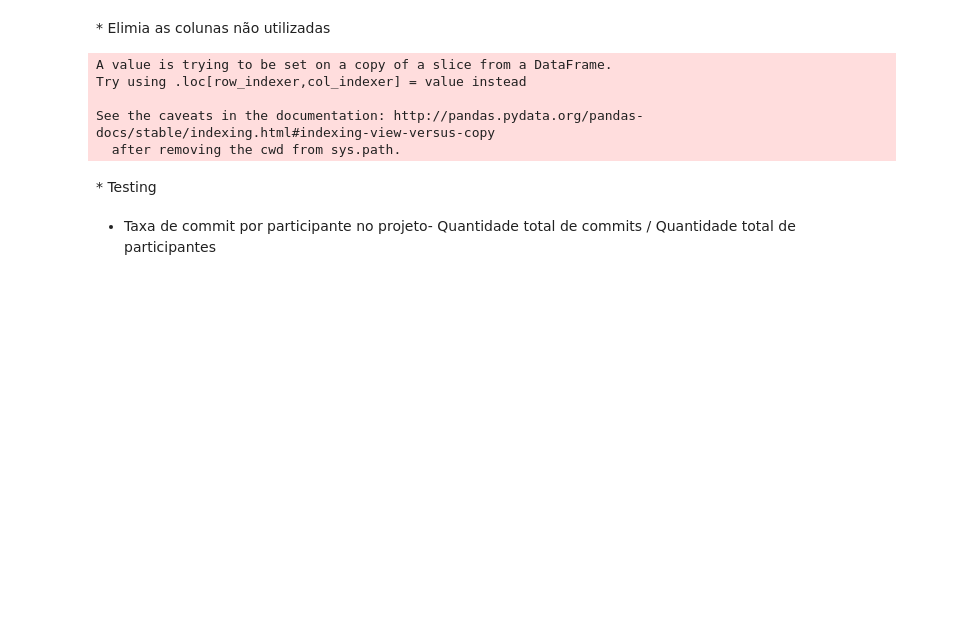
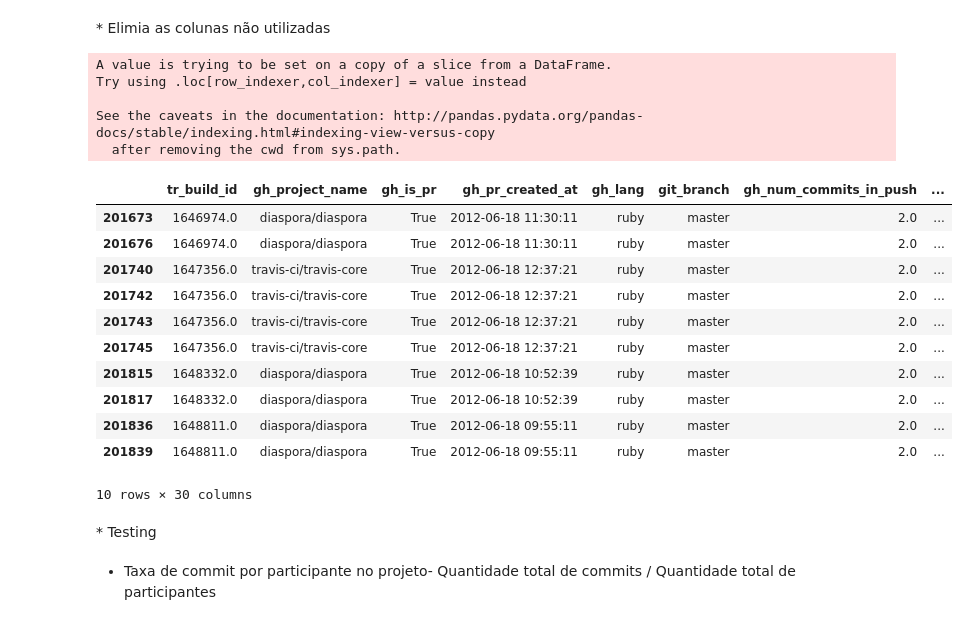
Before and after one commit to wagnernegrao/ci-analysis, a Jupyter notebook: ci_analysis.ipynb, the cells around one changed output. Saved outputs shown, nothing was run; the diff lists cells and outputs as text; code cells hidden in the pictures; blank space fills up the shorter version.

```diff
--- a/ci_analysis.ipynb
+++ b/ci_analysis.ipynb
@@ -143,6 +143,21 @@ Try using .loc[row_indexer,col_indexer] = value instead
 
 See the caveats in the documentation: http://pandas.pydata.org/pandas-docs/stable/indexing.html#indexing-view-versus-copy
   after removing the cwd from sys.path.
+# %%
+df_ruby.head(10)
+# %% [output]
+|  | tr_build_id | gh_project_name | gh_is_pr | gh_pr_created_at | gh_lang | git_branch | gh_num_commits_in_push | ... |
+| 201673 | 1646974.0 | diaspora/diaspora | True | 2012-06-18 11:30:11 | ruby | master | 2.0 | ... |
+| 201676 | 1646974.0 | diaspora/diaspora | True | 2012-06-18 11:30:11 | ruby | master | 2.0 | ... |
+| 201740 | 1647356.0 | travis-ci/travis-core | True | 2012-06-18 12:37:21 | ruby | master | 2.0 | ... |
+| 201742 | 1647356.0 | travis-ci/travis-core | True | 2012-06-18 12:37:21 | ruby | master | 2.0 | ... |
+| 201743 | 1647356.0 | travis-ci/travis-core | True | 2012-06-18 12:37:21 | ruby | master | 2.0 | ... |
+| 201745 | 1647356.0 | travis-ci/travis-core | True | 2012-06-18 12:37:21 | ruby | master | 2.0 | ... |
+| 201815 | 1648332.0 | diaspora/diaspora | True | 2012-06-18 10:52:39 | ruby | master | 2.0 | ... |
+| 201817 | 1648332.0 | diaspora/diaspora | True | 2012-06-18 10:52:39 | ruby | master | 2.0 | ... |
+| 201836 | 1648811.0 | diaspora/diaspora | True | 2012-06-18 09:55:11 | ruby | master | 2.0 | ... |
+| 201839 | 1648811.0 | diaspora/diaspora | True | 2012-06-18 09:55:11 | ruby | master | 2.0 | ... |
+10 rows × 30 columns
 # %% [markdown]
 <font size=4/>
    * Testing
```
Also changed, not shown: parts of 6 cells of this notebook.
